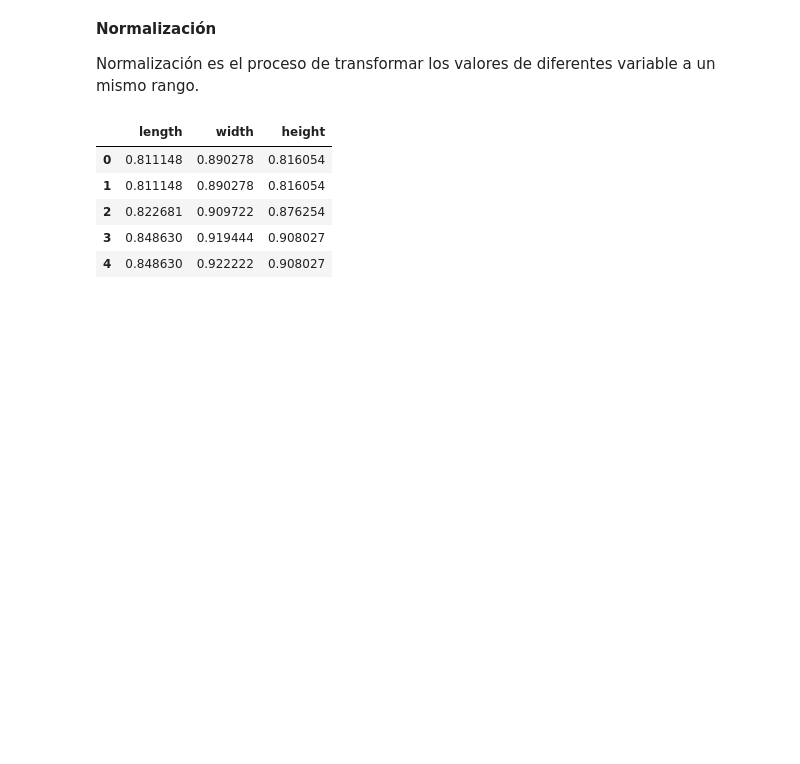
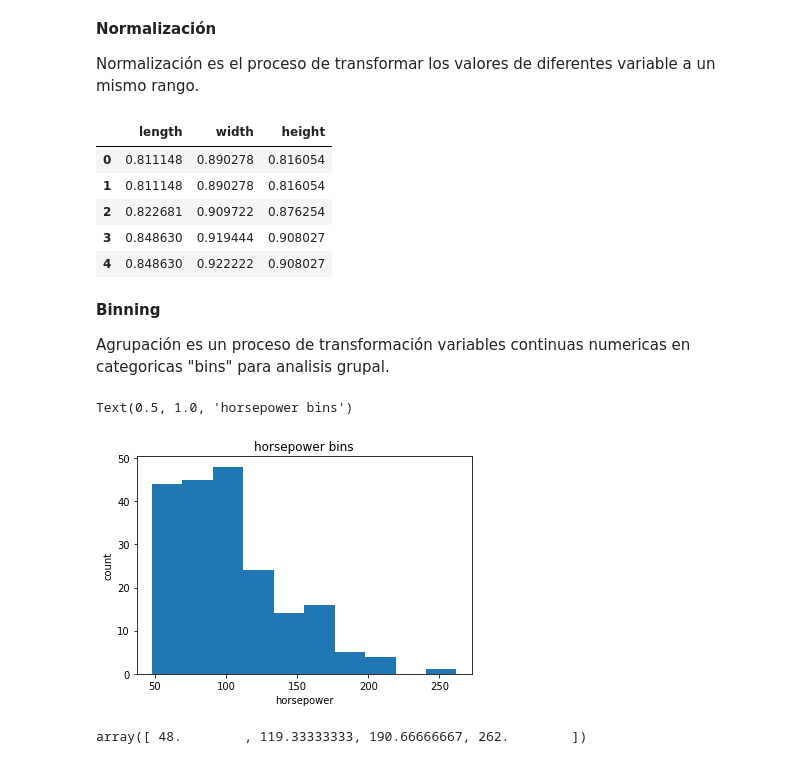
Before and after one commit to PosgradoMNA/actividades-de-aprendizaje-jesusrincon1328, a Jupyter notebook: Data Analysis with Python/Module_2__Data_Wrangling.ipynb, the cells around one changed output. Cells and saved outputs as stored; diff of their text form; code cells hidden in the pictures; blank space fills up the shorter version.

```diff
--- a/Data Analysis with Python/Module_2__Data_Wrangling.ipynb
+++ b/Data Analysis with Python/Module_2__Data_Wrangling.ipynb
@@ -341,3 +341,32 @@ df[["length",'width',"height"]].head()
 | 2 | 0.822681 | 0.909722 | 0.876254 |
 | 3 | 0.848630 | 0.919444 | 0.908027 |
 | 4 | 0.848630 | 0.922222 | 0.908027 |
+# %% [markdown]
+**Binning**
+
+Agrupación es un proceso de transformación variables continuas numericas en categoricas "bins" para analisis grupal.
+# %%
+#Utilizar el metodo "cut" de Pandas para segmentar "horsepower" dentro de 3 grupos
+
+#Convertir el dato al formato correcto
+df["horsepower"]=df["horsepower"].astype(int, copy=True)
+# %%
+#Visualizar la distribución
+
+%matplotlib inline
+import matplotlib as plt
+from matplotlib import pyplot
+plt.pyplot.hist(df["horsepower"])
+
+#colocar las etiquetas x/y y el titulo
+plt.pyplot.xlabel("horsepower")
+plt.pyplot.ylabel("count")
+plt.pyplot.title("horsepower bins")
+# %% [output]
+Text(0.5, 1.0, 'horsepower bins')
+[figure, added]
+# %%
+bins = np.linspace(min(df["horsepower"]), max(df["horsepower"]), 4)
+bins
+# %% [output]
+array([ 48.        , 119.33333333, 190.66666667, 262.        ])
```
Also changed, not shown: parts of 22 cells of this notebook.
